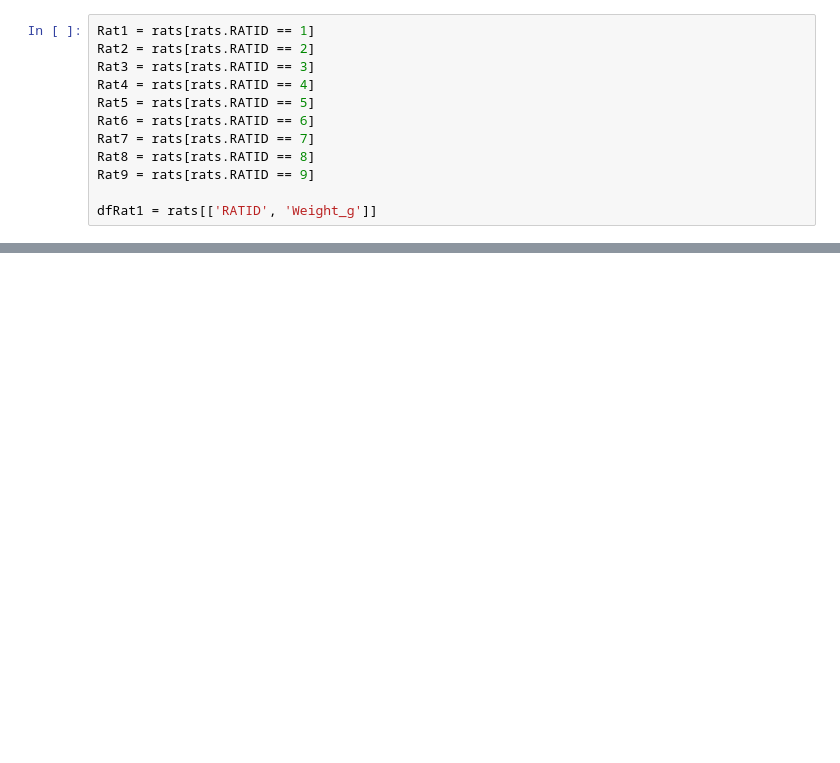
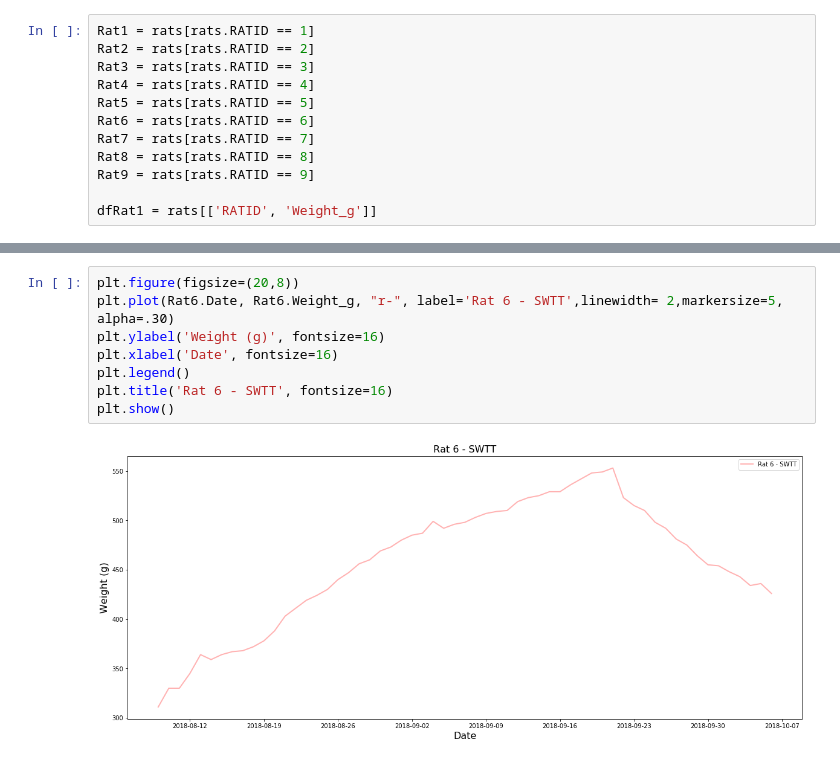
Before and after one commit to MelissaLaurino/MarkBergRatColony, a Jupyter notebook: MarkBerg_RatColony.ipynb, the cells around one changed output, grey strips where cells are left out. Cells and saved outputs as stored; diff of their text form; blank space fills up the shorter version.

```diff
--- a/MarkBerg_RatColony.ipynb
+++ b/MarkBerg_RatColony.ipynb
@@ -357,3 +372,13 @@ Rat6
+# %%
+plt.figure(figsize=(20,8))
+plt.plot(Rat6.Date, Rat6.Weight_g, "r-", label='Rat 6 - SWTT',linewidth= 2,markersize=5, alpha=.30)
+plt.ylabel('Weight (g)', fontsize=16)
+plt.xlabel('Date', fontsize=16)
+plt.legend()
+plt.title('Rat 6 - SWTT', fontsize=16)
+plt.show()
+# %% [output]
+[figure, added]
 # %%
 plt.figure(figsize=(20,8))
 
```
Also changed, not shown: parts of 30 cells of this notebook, 1 other file.
